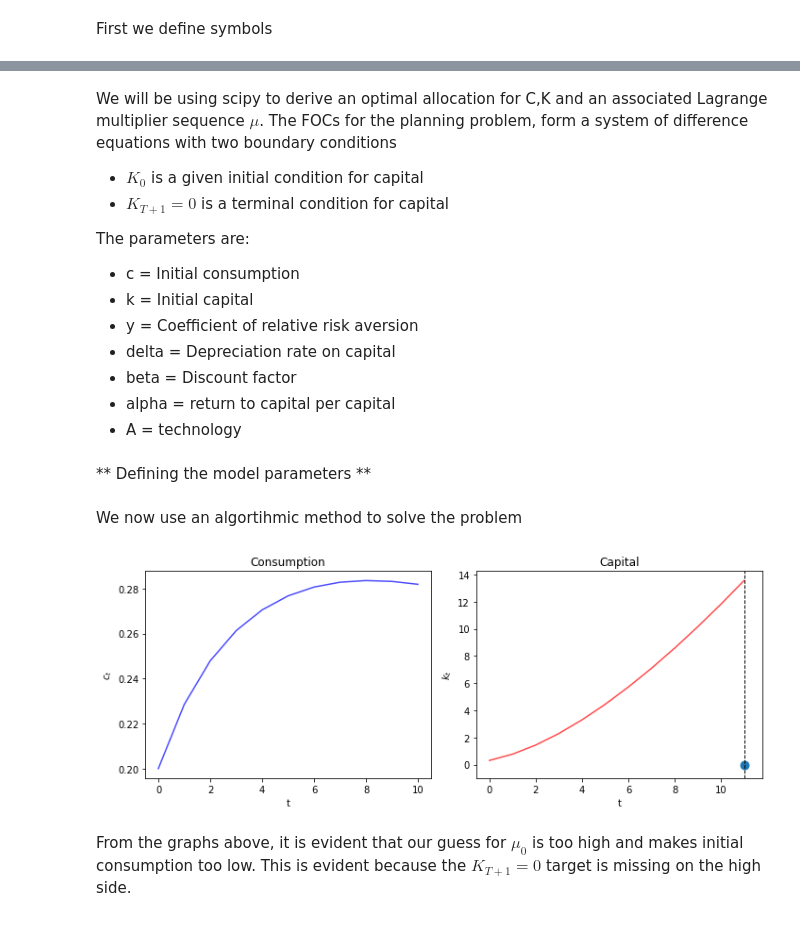
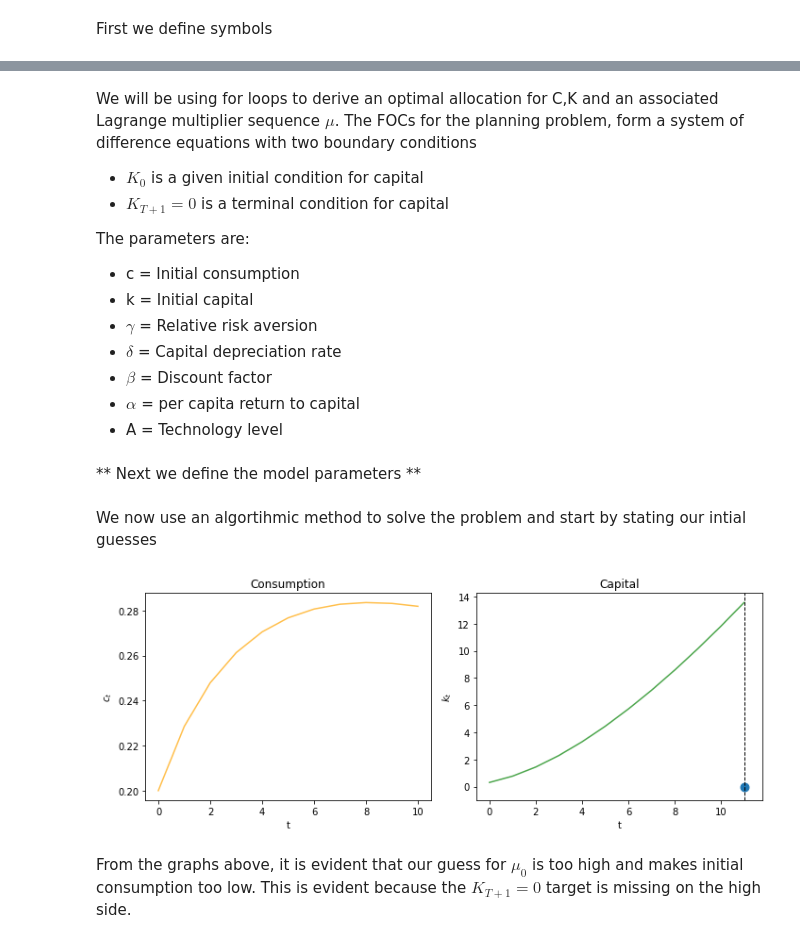
Before and after one commit to NumEconCopenhagen/projects-2020-group1, a Jupyter notebook: modelproject/modelproject.ipynb, the cells around one changed output, grey strips where cells are left out. Cells and saved outputs as stored; diff of their text form; code cells hidden in the pictures.

```diff
--- a/modelproject/modelproject.ipynb
+++ b/modelproject/modelproject.ipynb
@@ -193,7 +194,7 @@ def f_prime(A, k, alpha):
 def f_prime_inverse(A, k, alpha):
     return (k/(A*alpha))**(1/(alpha-1))
 # %% [markdown]
-We will be using scipy to derive an optimal allocation for C,K and an associated Lagrange multiplier sequence $\mu$. The FOCs for the planning problem, form a system of difference equations with two boundary conditions
+We will be using for loops to derive an optimal allocation for C,K and an associated Lagrange multiplier sequence $\mu$. The FOCs for the planning problem, form a system of difference equations with two boundary conditions
 
 * $K_0$ is a given initial condition for capital
 * $K_{T+1}=0$ is a terminal condition for capital
@@ -201,11 +202,11 @@ We will be using scipy to derive an optimal allocation for C,K and an associated
 The parameters are:
 * c = Initial consumption
 * k = Initial capital
-* y = Coefficient of relative risk aversion
-* delta = Depreciation rate on capital
-* beta = Discount factor
-* alpha = return to capital per capital
-* A = technology
+* $\gamma$ = Relative risk aversion
+* $\delta$ = Capital depreciation rate
+* $\beta$ = Discount factor
+* $\alpha$ = per capita return to capital
+* A = Technology level
 # %% [markdown]
-** Defining the model parameters **
+** Next we define the model parameters **
 # %%
@@ -216,51 +216,50 @@ beta=0.95
 alpha=0.33
 A=1
 # %% [markdown]
-We now use an algortihmic method to solve the problem
+We now use an algortihmic method to solve the problem and start by stating our intial guesses
 # %%
 # Initial guesses
 T=10
 c=np.zeros(T+1) #T periods of consumption initialised to 0
-k=np.zeros(T+2) #T periods of capital initialised to 0(T+2 to include t+1 variable as well)
-k[0]=0.3 #Initial k
-c[0]=0.2 #Guess of c_0
+k=np.zeros(T+2) #T periods of capital initialised to 0 (T+2 to include t+1 variable as too)
+k[0]=0.3 #Initial level of   k
+c[0]=0.2 #Initial guess of c_0
 
 def algorithm(c, k, gamma, delta, beta, alpha, A):
     T = len(c)-1
     for t in range(T):
-        k[t+1]=f(A=A, k=k[t], alpha=alpha)+(1-delta)*k[t]-c[t] # Equation 1 with inequality
+        k[t+1]=f(A=A, k=k[t], alpha=alpha)+(1-delta)*k[t]-c[t]
         if k[t+1]<0: #Ensuring nonnegativity
             k[t+1]=0
-# Equation 2: We keep in the general form to who how we would solve if we did not want to do any simplification
         if beta*(f_prime(A=A, k=k[t+1], alpha=alpha)+(1-delta))==np.inf:
-#Only occurs if k[t+1] is 0, in which case we will not produce anything next period, so consumption will have to go to 0
+#Occurs if k[t+1] is 0, meaning that we will not produce anything next period, thus consumption will go to 0
             c[t+1]=0
         else: c[t+1]=u_prime_inverse(u_prime(c=c[t], gamma=gamma)/(beta*(f_prime(A=A, k=k[t+1], alpha=alpha)+(1-delta))), gamma=gamma)
 
 
 #Terminal condition calculation
     k[T+1]=f(A=A, k=k[T], alpha=alpha)+(1-delta)*k[T]-c[T]
 
     return c, k
 
 paths = algorithm(c, k, gamma, delta, beta, alpha, A)
 
 fig, axes = plt.subplots(1, 2, figsize=(10, 4))
-colors = ['blue', 'red']
+colors = ['orange', 'green']
 titles = ['Consumption', 'Capital']
 ylabels = ['$c_t$', '$k_t$']
 
 for path, color, title, y, ax in zip(paths, colors, titles, ylabels, axes):
     ax.plot(path, c=color, alpha=0.7)
     ax.set(title=title, ylabel=y, xlabel='t')
 
 ax.scatter(T+1, 0, s=80)
 ax.axvline(T+1, color='k', ls='--', lw=1)
 
 plt.tight_layout()
 plt.show()
 # %% [output]
-[figure, old version]
+[figure, new version]
 # %% [markdown]
 From the graphs above, it is evident that our guess for $\mu_0$ is too high and makes initial consumption too low. This is evident because the $K_{T+1}=0$ target is missing on the high side.
 # %% [markdown]
```
Also changed, not shown: parts of 31 cells of this notebook.
